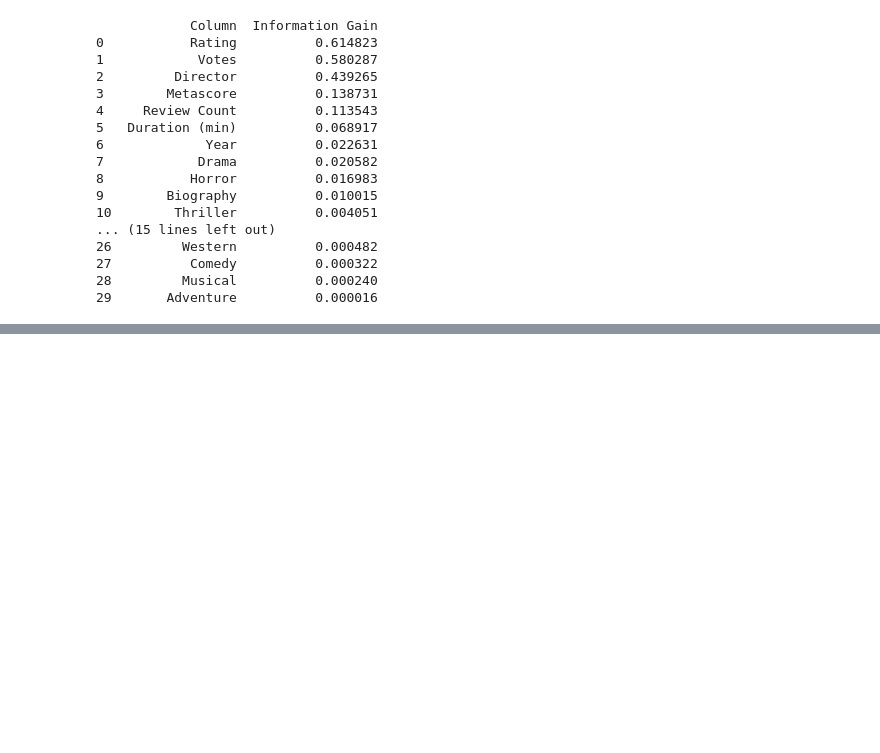
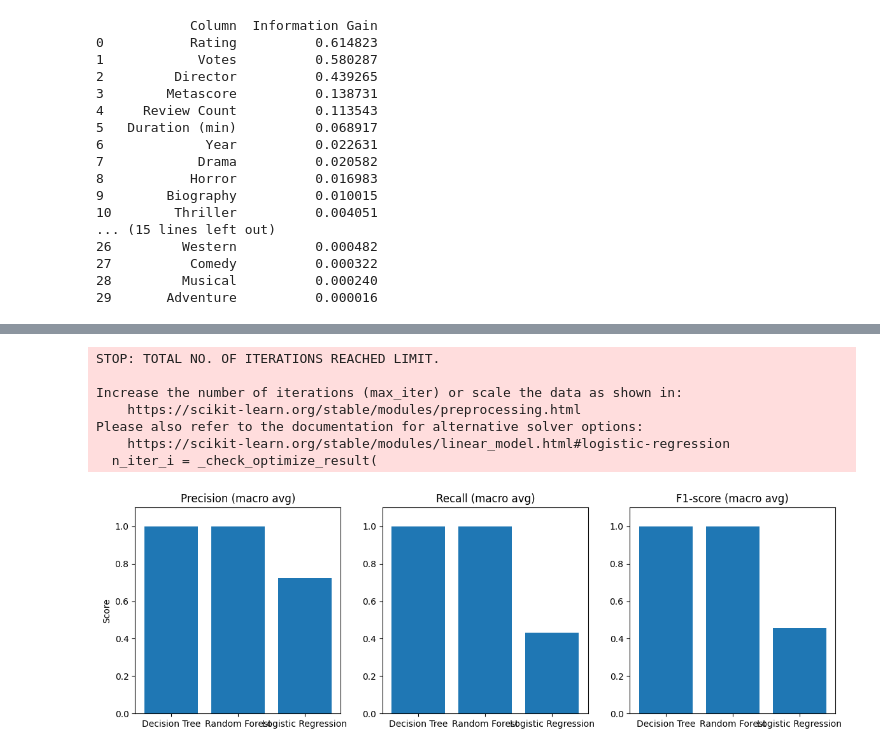
Before and after one commit to DenisBachmatchi12/imdb, a Jupyter notebook: imdb-movies.ipynb, the cells around one changed output, grey strips where cells are left out. Saved outputs shown, nothing was run; the diff lists cells and outputs as text; code cells hidden in the pictures; blank space fills up the shorter version.

```diff
--- a/imdb-movies.ipynb
+++ b/imdb-movies.ipynb
@@ -470,0 +589,74 @@ disp.plot()
+# %%
+from sklearn.calibration import LabelEncoder
+from sklearn.linear_model import LogisticRegression
+
+
+db = pd.read_csv("C:\\Users\\Admin\\Desktop\\imdb\\imdb-movies-dataset-clean.csv")
+
+# Prepare features and target
+features = db[['Rating', 'Metascore', 'Votes', 'Review Count']]
+target = db['RatingClass']
+le = LabelEncoder()
+target_encoded = le.fit_transform(target)
+
+# Split the data
+X_train, X_test, y_train, y_test = train_test_split(features, target_encoded, test_size=0.3, random_state=42)
+
+# Train the models
+dt = DecisionTreeClassifier(random_state=42)
+rf = RandomForestClassifier(random_state=42)
+lr = LogisticRegression(multi_class='multinomial', max_iter=1000, random_state=42)
+
+dt.fit(X_train, y_train)
+rf.fit(X_train, y_train)
+lr.fit(X_train, y_train)
+
+# Predict
+dt_pred = dt.predict(X_test)
+rf_pred = rf.predict(X_test)
+lr_pred = lr.predict(X_test)
+
+# Classification reports
+dt_report = classification_report(y_test, dt_pred, target_names=le.classes_, output_dict=True)
+rf_report = classification_report(y_test, rf_pred, target_names=le.classes_, output_dict=True)
+lr_report = classification_report(y_test, lr_pred, target_names=le.classes_, output_dict=True)
+
+# Extract metrics
+models = ['Decision Tree', 'Random Forest', 'Logistic Regression']
+precision_scores = [dt_report['macro avg']['precision'], rf_report['macro avg']['precision'], lr_report['macro avg']['precision']]
+recall_scores = [dt_report['macro avg']['recall'], rf_report['macro avg']['recall'], lr_report['macro avg']['recall']]
+f1_scores = [dt_report['macro avg']['f1-score'], rf_report['macro avg']['f1-score'], lr_report['macro avg']['f1-score']]
+
+# Plot charts
+plt.figure(figsize=(12, 4))
+
+# Precision
+plt.subplot(1, 3, 1)
+plt.bar(models, precision_scores)
+plt.title('Precision (macro avg)')
+plt.ylim(0, 1.1)
+plt.ylabel('Score')
+
+# Recall
+plt.subplot(1, 3, 2)
+plt.bar(models, recall_scores)
+plt.title('Recall (macro avg)')
+plt.ylim(0, 1.1)
+
+# F1-score
+plt.subplot(1, 3, 3)
+plt.bar(models, f1_scores)
+plt.title('F1-score (macro avg)')
+plt.ylim(0, 1.1)
+
+plt.tight_layout()
+plt.show()
+# %% [output]
+STOP: TOTAL NO. OF ITERATIONS REACHED LIMIT.
+
+Increase the number of iterations (max_iter) or scale the data as shown in:
+    https://scikit-learn.org/stable/modules/preprocessing.html
+Please also refer to the documentation for alternative solver options:
+    https://scikit-learn.org/stable/modules/linear_model.html#logistic-regression
+  n_iter_i = _check_optimize_result(
+[figure, added]
```
Also changed, not shown: parts of 17 cells of this notebook.
